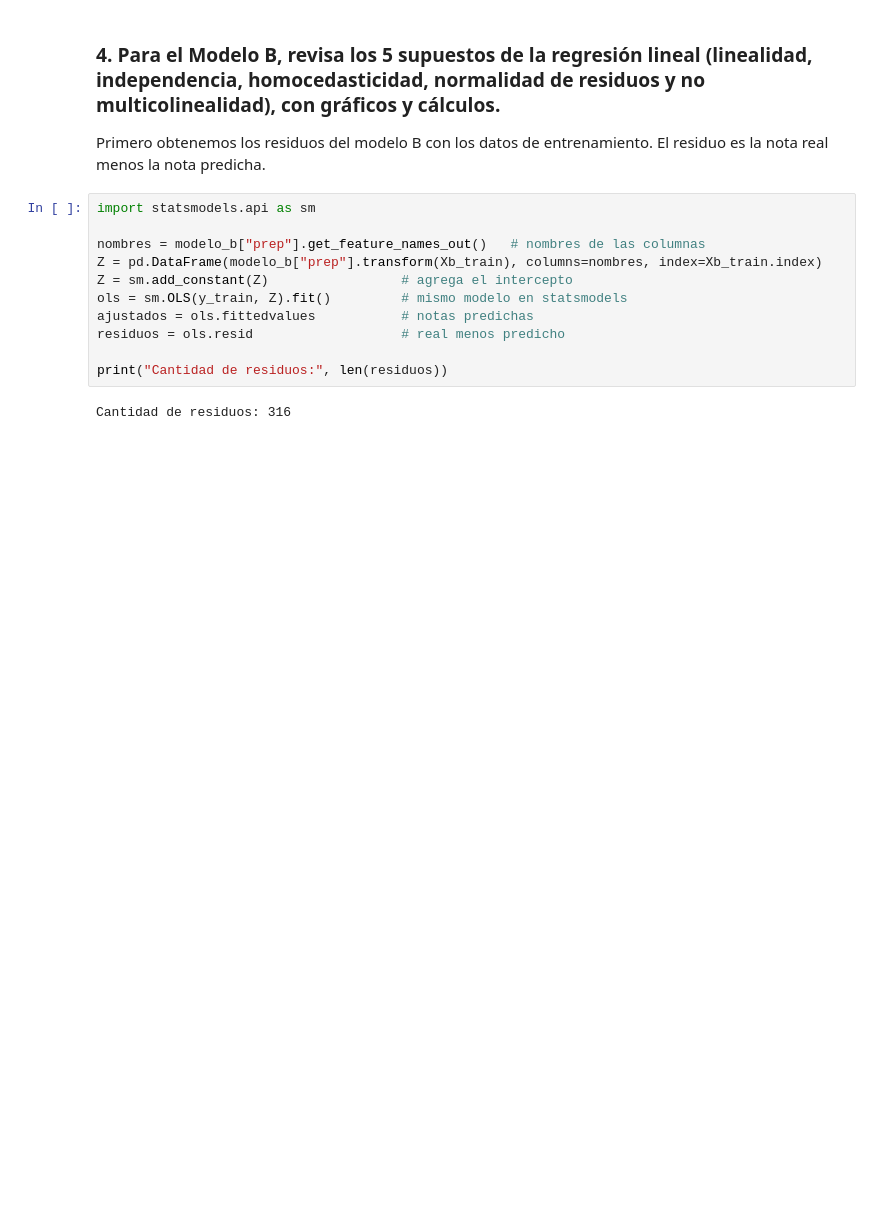
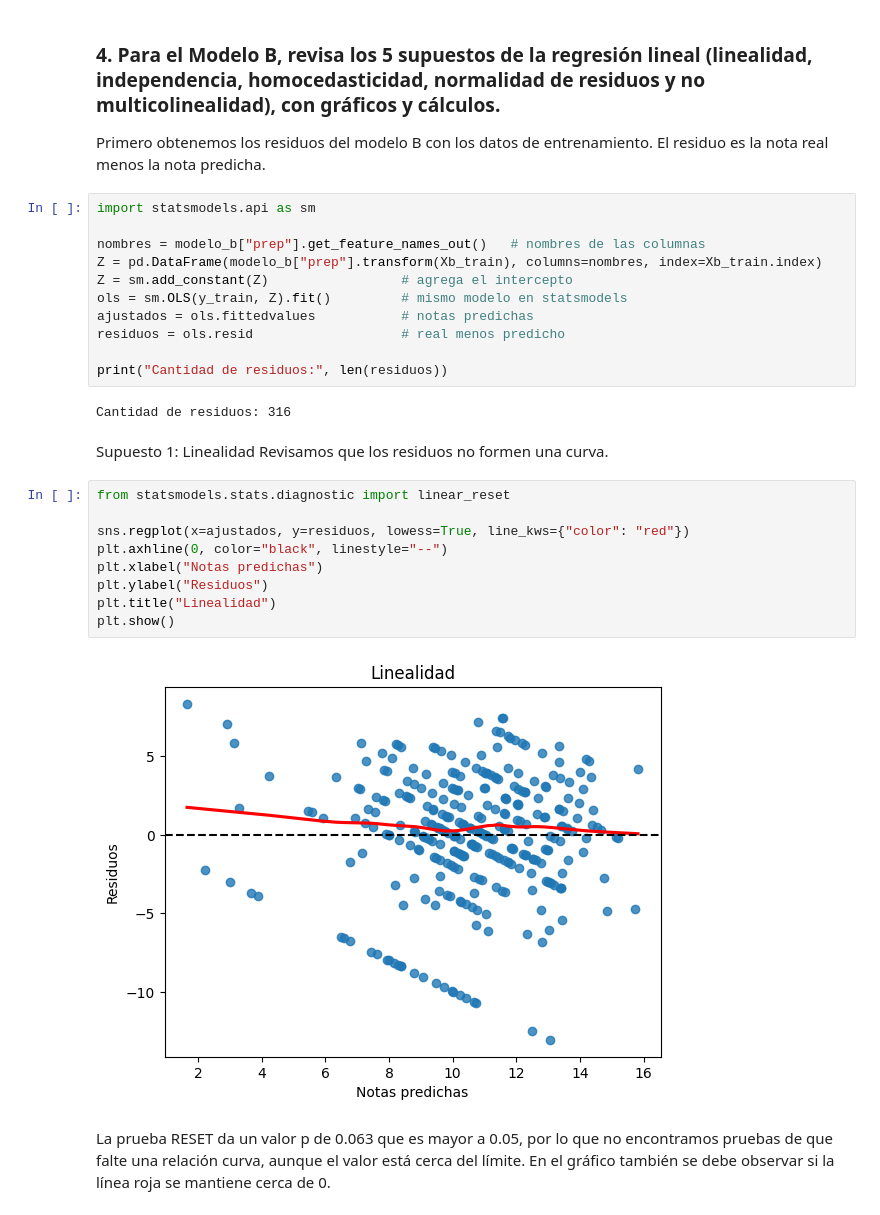
Before and after one commit to mariomartinez1313-ship-it/ProyectoP1-GrupoC, a Jupyter notebook: ProyectoP1_ELNO4_2_GrupoC.ipynb, the cells around one changed output. Cells and saved outputs as stored; diff of their text form; blank space fills up the shorter version.

Commit message:
Parte 3: supuesto de linealidad
Se obtienen los residuos del modelo B y se revisa la linealidad.

```diff
--- a/ProyectoP1_ELNO4_2_GrupoC.ipynb
+++ b/ProyectoP1_ELNO4_2_GrupoC.ipynb
@@ -534,3 +534,19 @@ residuos = ols.resid                   # real menos predicho
 print("Cantidad de residuos:", len(residuos))
 # %% [output]
 Cantidad de residuos: 316
+# %% [markdown]
+Supuesto 1: Linealidad
+Revisamos que los residuos no formen una curva.
+# %%
+from statsmodels.stats.diagnostic import linear_reset
+
+sns.regplot(x=ajustados, y=residuos, lowess=True, line_kws={"color": "red"})
+plt.axhline(0, color="black", linestyle="--")
+plt.xlabel("Notas predichas")
+plt.ylabel("Residuos")
+plt.title("Linealidad")
+plt.show()
+# %% [output]
+[figure, added]
+# %% [markdown]
+La prueba RESET da un valor p de 0.063 que es mayor a 0.05, por lo que no encontramos pruebas de que falte una relación curva, aunque el valor está cerca del límite. En el gráfico también se debe observar si la línea roja se mantiene cerca de 0.
```
